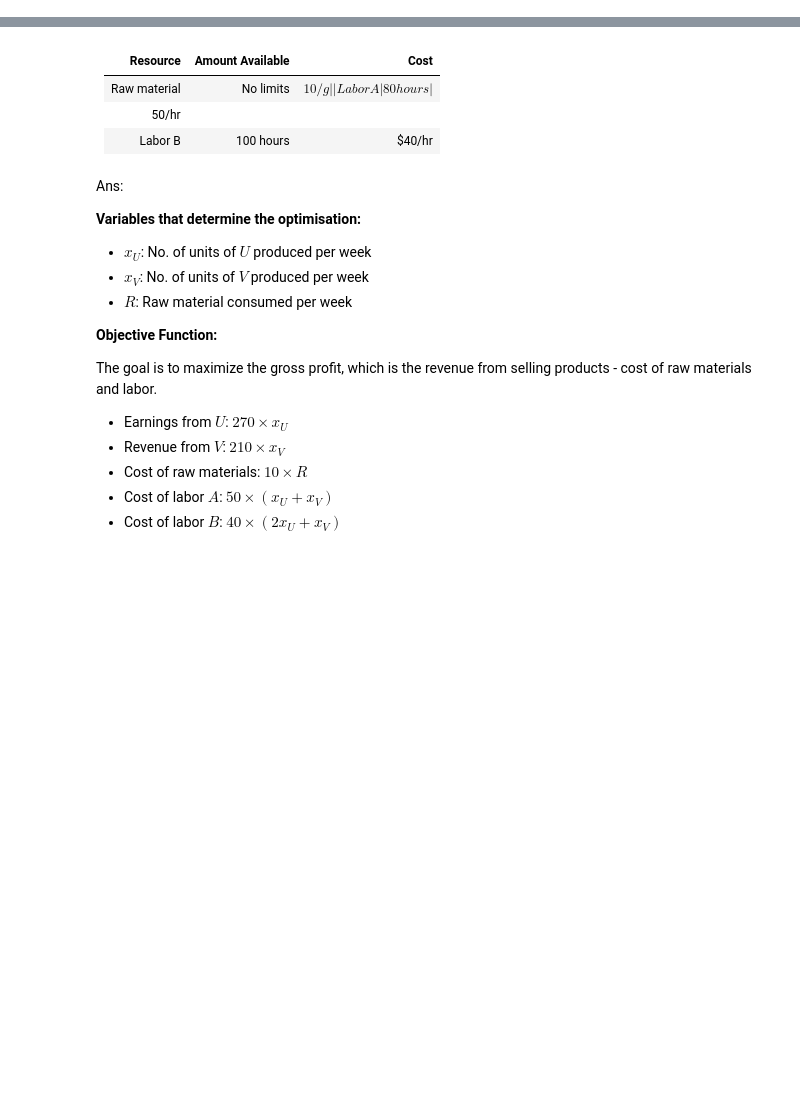
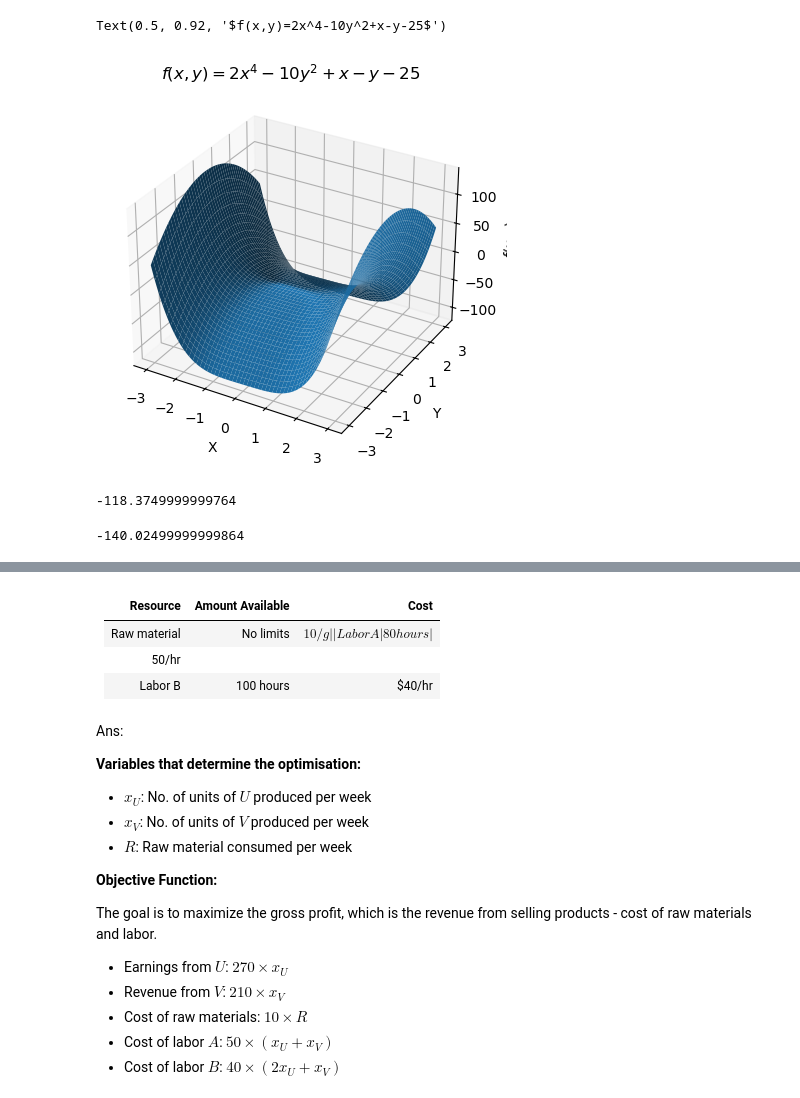
Before and after one commit to utkarshpant/6304, a Jupyter notebook: Project 1.ipynb, the cells around one changed output, grey strips where cells are left out. Cells and saved outputs as stored; diff of their text form; code cells hidden in the pictures; blank space fills up the shorter version.

Commit message:
Full project

```diff
--- a/Project 1.ipynb
+++ b/Project 1.ipynb
@@ -137,0 +42,47 @@ labor.
+# %%
+from scipy.optimize import minimize
+from mpl_toolkits.mplot3d import Axes3D
+
+def f(vars):
+    x,y=vars
+    return 2*x**4-10*y**2+x-y-25
+
+#X-values
+x=np.linspace(-3,3,500)
+#Y-Values
+y=np.linspace(-3,3,500)
+x,y =np.meshgrid(x,y)
+#z values
+z = f((x,y))
+
+
+fig = plt.figure()
+ax=plt.axes(projection='3d')
+ax.plot_surface(x,y,z)
+ax.set_xlabel('X')
+ax.set_ylabel('Y')
+ax.set_zlabel('f(x,y)')
+ax.set_title('$f(x,y)=2x^4-10y^2+x-y-25$')
+# %% [output]
+Text(0.5, 0.92, '$f(x,y)=2x^4-10y^2+x-y-25$')
+[figure, added]
+# %%
+#b) min(f(x,y))
+
+#initial guess
+initial_guess=[0,0]
+
+#bounds
+bounds = [(-3,3), (-3,3)]
+
+#minimise
+result_min = minimize(f, initial_guess, bounds=bounds)
+result_min.fun
+# %% [output]
+-118.3749999999764
+# %%
+#max(f(x,y))
+result_max = minimize(lambda xy: -f(xy), initial_guess, bounds = bounds)
+result_max.fun
+# %% [output]
+-140.02499999999864
```
Also changed, not shown: parts of 32 cells of this notebook.
